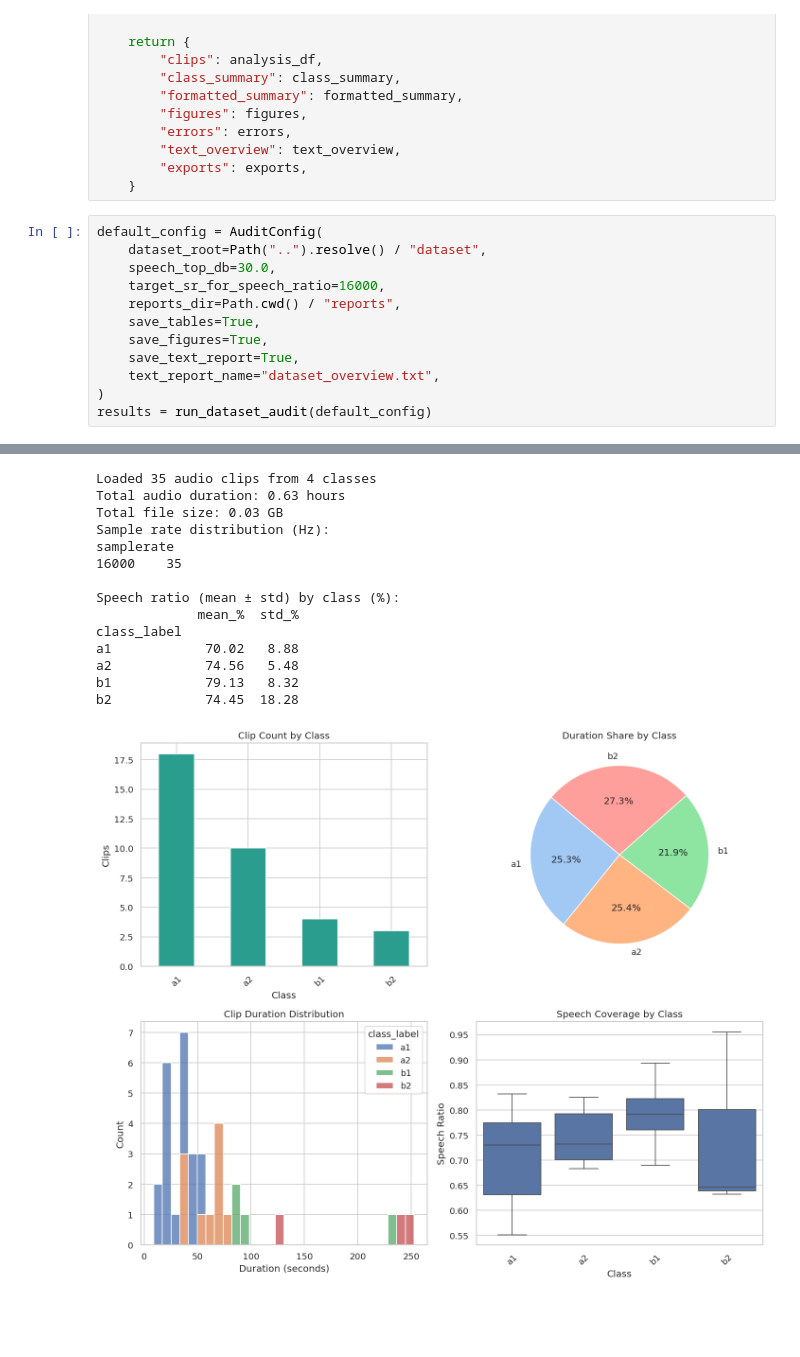
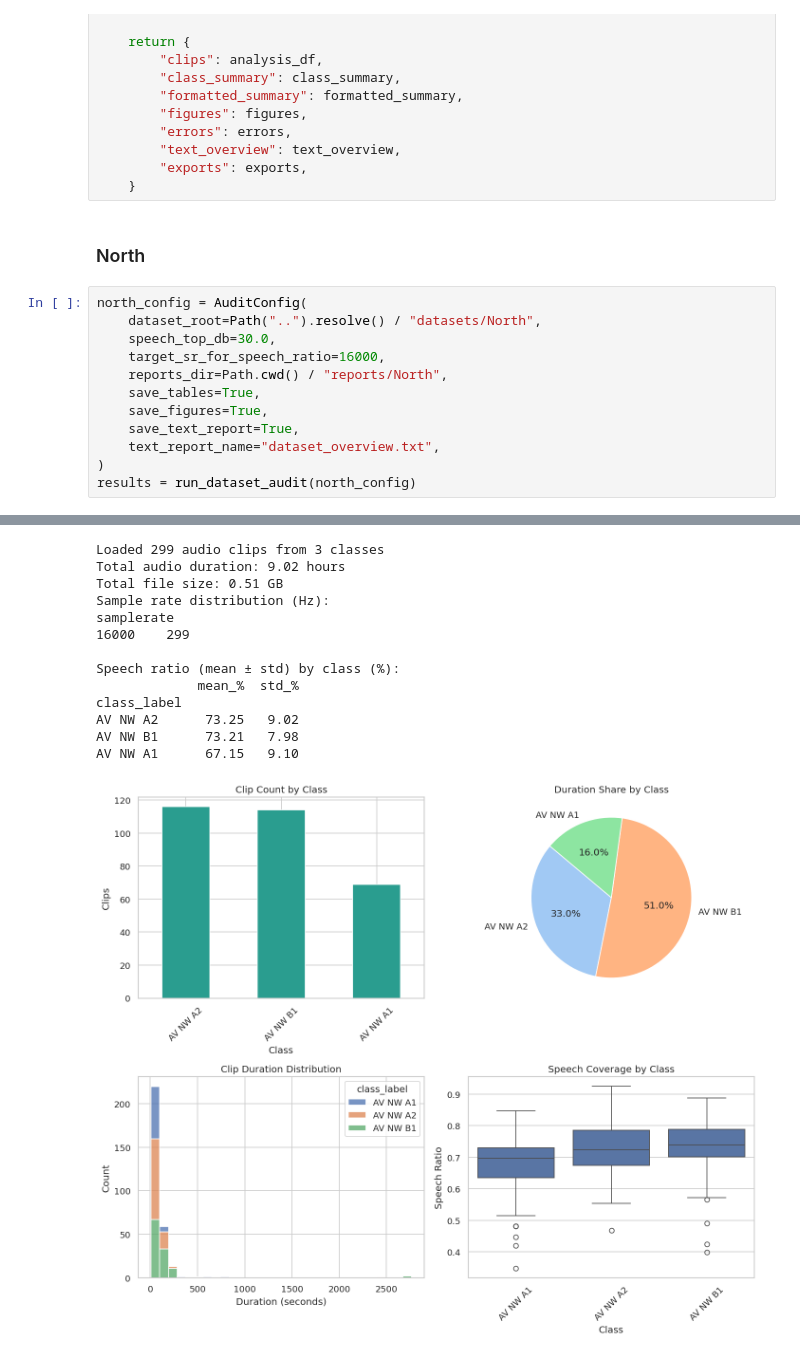
Before and after one commit to arvinsingh/welsh-test, a Jupyter notebook: notebooks/Analysis.ipynb, the cells around one changed output, grey strips where cells are left out. Saved outputs shown, nothing was run; the diff lists cells and outputs as text; blank space fills up the shorter version.

Commit message:
Updated Analysis with diff datasets

```diff
--- a/notebooks/Analysis.ipynb
+++ b/notebooks/Analysis.ipynb
@@ -400,18 +402,20 @@ def run_dataset_audit(config: AuditConfig) -> Dict[str, object]:
         "text_overview": text_overview,
         "exports": exports,
     }
+# %% [markdown]
+### North
 # %%
-default_config = AuditConfig(
-    dataset_root=Path("..").resolve() / "dataset",
+north_config = AuditConfig(
+    dataset_root=Path("..").resolve() / "datasets/North",
     speech_top_db=30.0,
     target_sr_for_speech_ratio=16000,
-    reports_dir=Path.cwd() / "reports",
+    reports_dir=Path.cwd() / "reports/North",
     save_tables=True,
     save_figures=True,
     save_text_report=True,
     text_report_name="dataset_overview.txt",
 )
-results = run_dataset_audit(default_config)
+results = run_dataset_audit(north_config)
 # %% [output]
 |  | file_count | total_duration_sec | avg_duration_sec | std_duration_sec | median_duration_sec | ... |
 | class_label |  |  |  |  |  | ... |
@@ -422,15 +425,14 @@ results = run_dataset_audit(default_config)
-Loaded 35 audio clips from 4 classes
-Total audio duration: 0.63 hours
-Total file size: 0.03 GB
+Loaded 299 audio clips from 3 classes
+Total audio duration: 9.02 hours
+Total file size: 0.51 GB
 Sample rate distribution (Hz):
 samplerate
-16000    35
+16000    299
 
 Speech ratio (mean ± std) by class (%):
              mean_%  std_%
 class_label
-a1            70.02   8.88
-a2            74.56   5.48
-b1            79.13   8.32
-b2            74.45  18.28
+AV NW A2      73.25   9.02
+AV NW B1      73.21   7.98
+AV NW A1      67.15   9.10
-[figure, old version]
+[figure, new version]
```
Also changed, not shown: parts of 11 cells of this notebook.
